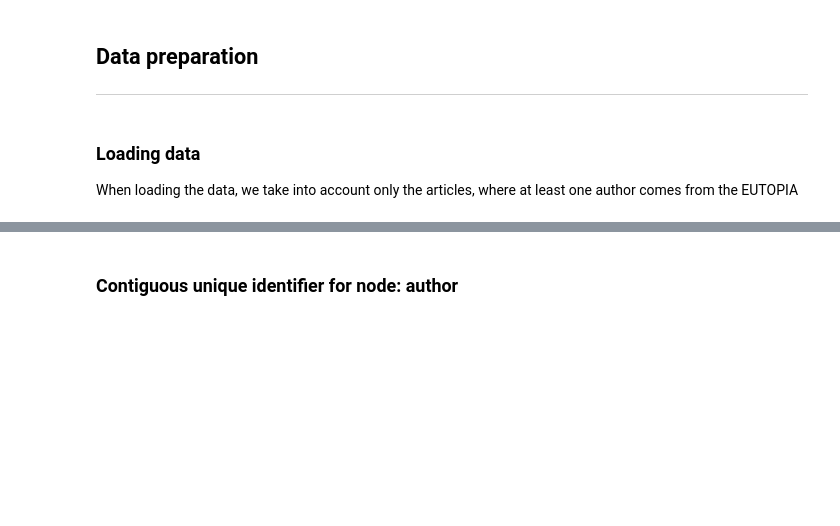
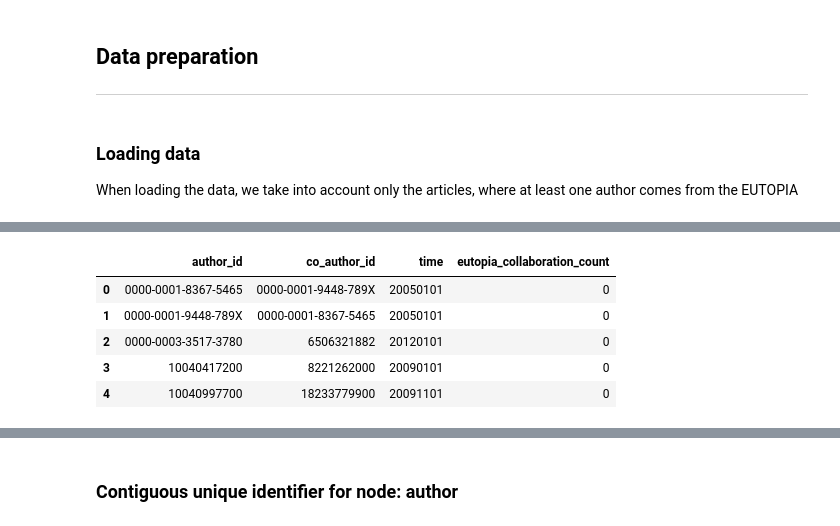
Before and after one commit to eutopia-collaboration-recommender/ecr-recommender, a Jupyter notebook: notebooks/collaboration_recommender_heterogeneous.ipynb, the cells around one changed output, grey strips where cells are left out. Cells and saved outputs as stored; diff of their text form; code cells hidden in the pictures; blank space fills up the shorter version.

```diff
--- a/notebooks/collaboration_recommender_heterogeneous.ipynb
+++ b/notebooks/collaboration_recommender_heterogeneous.ipynb
@@ -148,0 +109,12 @@ coauthored_df = bq_client.query(coauthored_query).to_dataframe()
+# %%
+%%time
+# Get all authors data and value metrics about their collaboration
+author_query = f"""
+SELECT *
+FROM g_eucoht_node_author
+"""
+with pg_engine.connect() as conn:
+    author_df = query(conn=conn, query_str=author_query)
+
+conn.close()
+author_df.head(5)
@@ -148,0 +130,12 @@ coauthored_df = bq_client.query(coauthored_query).to_dataframe()
+# %%
+%%time
+# Get all authors data and value metrics about their collaboration
+published_query = f"""
+SELECT *
+FROM g_eucoht_edge_publishes
+"""
+with pg_engine.connect() as conn:
+    published_df = query(conn=conn, query_str=published_query)
+
+conn.close()
+published_df.head(5)
@@ -148,0 +151,13 @@ coauthored_df = bq_client.query(coauthored_query).to_dataframe()
+# %%
+%%time
+# Get all authors data and value metrics about their collaboration
+coauthored_query = f"""
+SELECT *
+FROM g_eucoht_edge_co_authors
+"""
+with pg_engine.connect() as conn:
+    coauthored_df = query(conn=conn, query_str=coauthored_query)
+
+conn.close()
+coauthored_df.head(5)
+# %% [output]
@@ -148,0 +166,6 @@ coauthored_df = bq_client.query(coauthored_query).to_dataframe()
+|  | author_id | co_author_id | time | eutopia_collaboration_count |
+| 0 | 0000-0001-8367-5465 | 0000-0001-9448-789X | 20050101 | 0 |
+| 1 | 0000-0001-9448-789X | 0000-0001-8367-5465 | 20050101 | 0 |
+| 2 | 0000-0003-3517-3780 | 6506321882 | 20120101 | 0 |
+| 3 | 10040417200 | 8221262000 | 20090101 | 0 |
+| 4 | 10040997700 | 18233779900 | 20091101 | 0 |
```
Also changed, not shown: parts of 26 cells of this notebook, 8 other files.
